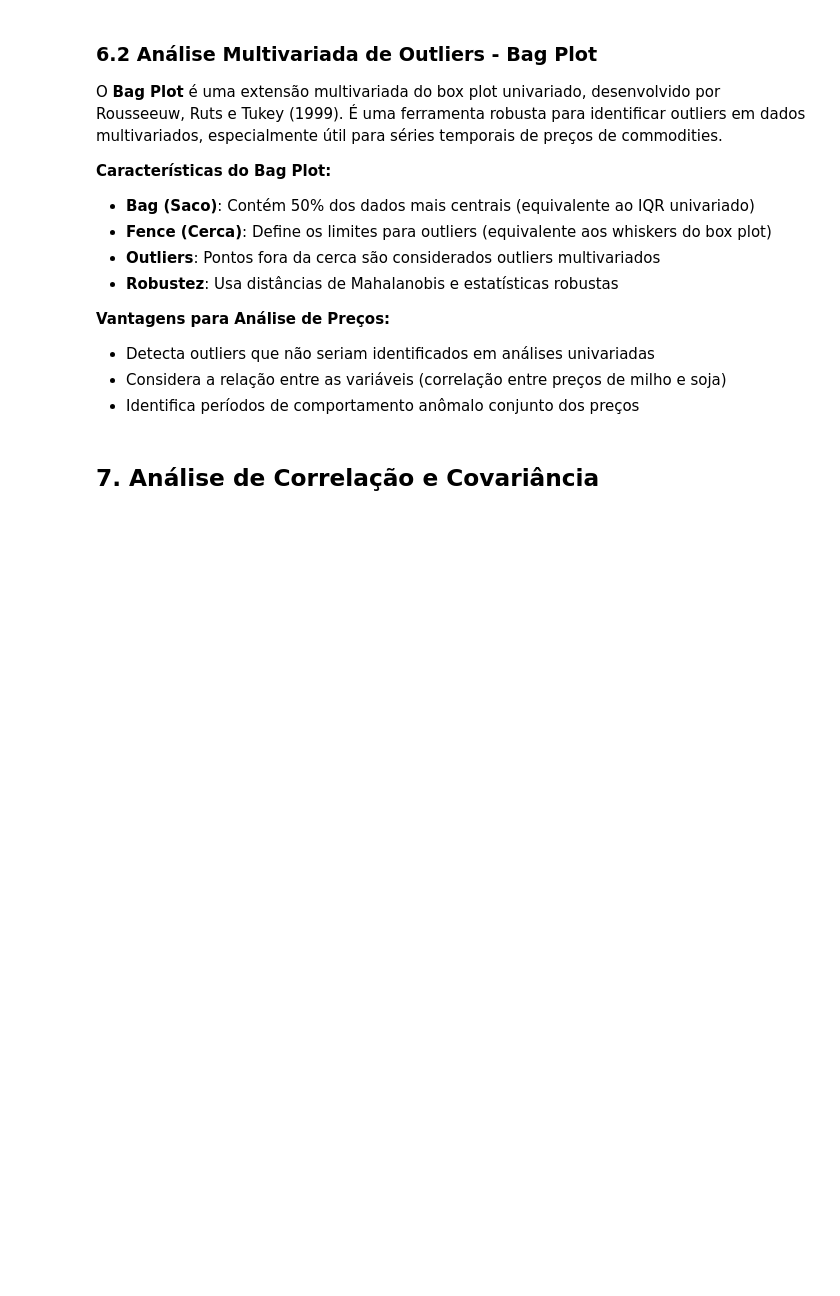
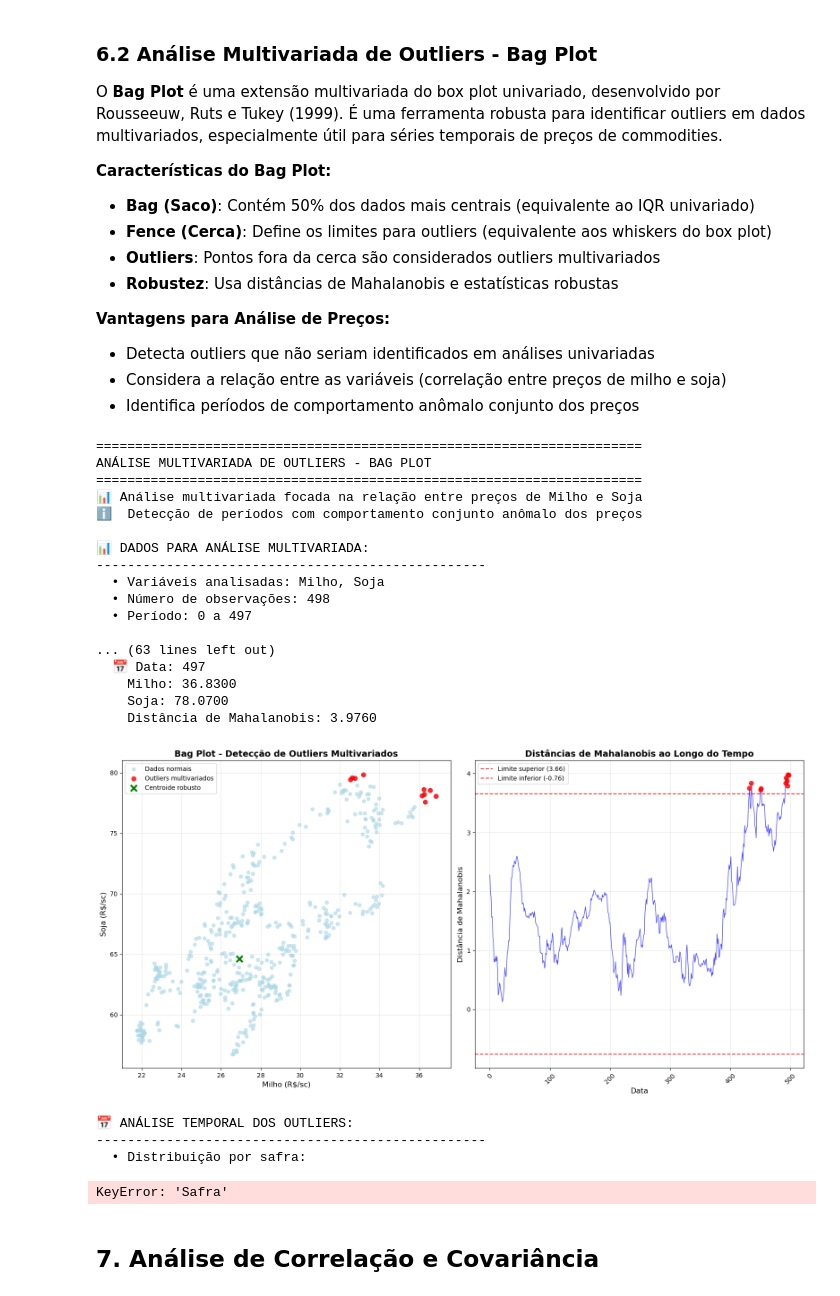
Before and after one commit to cazevedo1977/academico, a Jupyter notebook: doutorado/disciplinas/PCS5031 - Introdução à Ciência dos Dados/aula3/exploracao_dados_soja_milho_organizado.ipynb, the cells around one changed output. Cells and saved outputs as stored; diff of their text form; code cells hidden in the pictures; blank space fills up the shorter version.

```diff
--- a/doutorado/disciplinas/PCS5031 - Introdução à Ciência dos Dados/aula3/exploracao_dados_soja_milho_organizado.ipynb
+++ b/doutorado/disciplinas/PCS5031 - Introdução à Ciência dos Dados/aula3/exploracao_dados_soja_milho_organizado.ipynb
@@ -510,10 +612,13 @@ O **Bag Plot** é uma extensão multivariada do box plot univariado, desenvolvid
 - Identifica períodos de comportamento anômalo conjunto dos preços
 # %%
 # Análise de outliers multivariados usando Bag Plot
+# Foco na relação entre preços de Milho e Soja
 if df is not None and len(numeric_cols) >= 2:
     print("=" * 70)
     print("ANÁLISE MULTIVARIADA DE OUTLIERS - BAG PLOT")
     print("=" * 70)
+    print("📊 Análise multivariada focada na relação entre preços de Milho e Soja")
+    print("ℹ️  Detecção de períodos com comportamento conjunto anômalo dos preços")
 
     # Preparar dados para análise multivariada
     data_multivariate = df[numeric_cols].dropna()
@@ -641,69 +746,91 @@ if df is not None and len(numeric_cols) >= 2:
             print(f"\n📅 ANÁLISE TEMPORAL DOS OUTLIERS:")
             print("-" * 50)
 
-            # Agrupar outliers por mês/ano para identificar padrões
+            # Usar as colunas 'Safra' e 'Mes' que já estão disponíveis
             outliers_data_with_time = outliers_data.copy()
-            outliers_data_with_time['Ano'] = outliers_data_with_time.index.year
-            outliers_data_with_time['Mês'] = outliers_data_with_time.index.month
 
-            print(f"  • Distribuição por ano:")
-            year_counts = outliers_data_with_time['Ano'].value_counts().sort_index()
+            print(f"  • Distribuição por safra:")
+            year_counts = outliers_data_with_time['Safra'].value_counts().sort_index()
             for year, count in year_counts.items():
-                print(f"    {year}: {count} outlier(s)")
+                print(f"    {int(year)}: {count} outlier(s)")
 
             print(f"  • Distribuição por mês:")
-            month_counts = outliers_data_with_time['Mês'].value_counts().sort_index()
+            month_counts = outliers_data_with_time['Mes'].value_counts().sort_index()
             for month, count in month_counts.items():
                 month_name = ['Jan', 'Fev', 'Mar', 'Abr', 'Mai', 'Jun',
-                             'Jul', 'Ago', 'Set', 'Out', 'Nov', 'Dez'][month-1]
+                             'Jul', 'Ago', 'Set', 'Out', 'Nov', 'Dez'][int(month)-1]
                 print(f"    {month_name}: {count} outlier(s)")
 
         # Comparação com análise univariada
         print(f"\n📊 COMPARAÇÃO: ANÁLISE UNIVARIADA vs MULTIVARIADA:")
         print("-" * 60)
 
-        # Recalcular outliers univariados para comparação
+        # Recalcular outliers univariados para comparação (apenas preços)
         univariate_outliers = set()
-        for col in numeric_cols:
-            data_col = data_multivariate[col]
-            q1_col = data_col.quantile(0.25)
-            q3_col = data_col.quantile(0.75)
-            iqr_col = q3_col - q1_col
-            lower_bound = q1_col - 1.5 * iqr_col
-            upper_bound = q3_col + 1.5 * iqr_col
-            outlier_mask_col = (data_col < lower_bound) | (data_col > upper_bound)
-            univariate_outliers.update(data_col[outlier_mask_col].index)
+        for col in ['Milho', 'Soja']:  # Apenas variáveis de preços
+            if col in data_multivariate.columns:
+                data_col = data_multivariate[col]
+                q1_col = data_col.quantile(0.25)
+                q3_col = data_col.quantile(0.75)
+                iqr_col = q3_col - q1_col
+                lower_bound = q1_col - 1.5 * iqr_col
+                upper_bound = q3_col + 1.5 * iqr_col
+                outlier_mask_col = (data_col < lower_bound) | (data_col > upper_bound)
+                univariate_outliers.update(data_col[outlier_mask_col].index)
 
         multivariate_outliers = set(outliers_indices)
 
         print(f"  • Outliers univariados detectados: {len(univariate_outliers)}")
         print(f"  • Outliers multivariados detectados: {len(multivariate_outliers)}")
         print(f"  • Outliers apenas univariados: {len(univariate_outliers - multivariate_outliers)}")
         print(f"  • Outliers apenas multivariados: {len(multivariate_outliers - univariate_outliers)}")
         print(f"  • Outliers em ambas as análises: {len(univariate_outliers & multivariate_outliers)}")
 
         if len(multivariate_outliers - univariate_outliers) > 0:
             print(f"\n  🎯 OUTLIERS DETECTADOS APENAS NA ANÁLISE MULTIVARIADA:")
             print(f"    (Estes são períodos onde a combinação dos preços foi anômala)")
             only_multivariate = multivariate_outliers - univariate_outliers
             for idx in sorted(only_multivariate):
                 row = data_multivariate.loc[idx]
                 mahal_dist = mahal_distances[data_multivariate.index == idx][0]
-                print(f"    📅 {idx}: Milho={row[numeric_cols[0]]:.4f}, Soja={row[numeric_cols[1]]:.4f}, Mahal={mahal_dist:.4f}")
+                print(f"    📅 {idx}: Milho={row['Milho']:.4f}, Soja={row['Soja']:.4f}, Mahal={mahal_dist:.4f}")
 
         print(f"\n📈 INTERPRETAÇÃO DOS RESULTADOS:")
         print("-" * 50)
-        print(f"  • O Bag Plot considera a relação entre {numeric_cols[0]} e {numeric_cols[1]}")
-        print(f"  • Outliers multivariados indicam períodos de comportamento conjunto anômalo")
+        print(f"  • O Bag Plot considera a relação entre preços de Milho e Soja")
+        print(f"  • Outliers multivariados indicam períodos de comportamento conjunto anômalo dos preços")
         print(f"  • A análise é mais robusta que métodos univariados tradicionais")
-        print(f"  • Útil para identificar choques de mercado ou eventos extraordinários")
+        print(f"  • Útil para identificar choques de mercado ou eventos extraordinários nos preços")
 
     else:
         print("⚠️  Não há dados suficientes para análise multivariada.")
 
 else:
     print("⚠️  Análise multivariada requer pelo menos 2 variáveis numéricas.")
     print(f"📊 Apenas {len(numeric_cols)} variável numérica encontrada: {numeric_cols[0] if len(numeric_cols) == 1 else 'nenhuma'}")
+# %% [output]
+======================================================================
+ANÁLISE MULTIVARIADA DE OUTLIERS - BAG PLOT
+======================================================================
+📊 Análise multivariada focada na relação entre preços de Milho e Soja
+ℹ️  Detecção de períodos com comportamento conjunto anômalo dos preços
+
+📊 DADOS PARA ANÁLISE MULTIVARIADA:
+--------------------------------------------------
+  • Variáveis analisadas: Milho, Soja
+  • Número de observações: 498
+  • Período: 0 a 497
+
+... (63 lines left out)
+  📅 Data: 497
+    Milho: 36.8300
+    Soja: 78.0700
+    Distância de Mahalanobis: 3.9760
+[figure, added]
+📅 ANÁLISE TEMPORAL DOS OUTLIERS:
+--------------------------------------------------
+  • Distribuição por safra:
+KeyError: 'Safra'
 # %% [markdown]
 ## 7. Análise de Correlação e Covariância
 # %%
```
Also changed, not shown: parts of 9 cells of this notebook.
